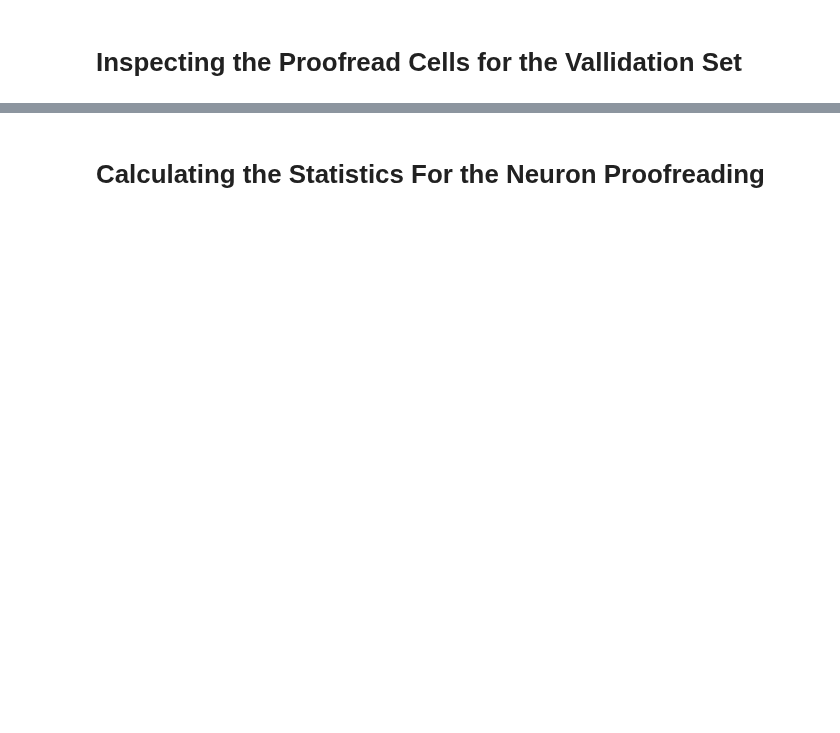
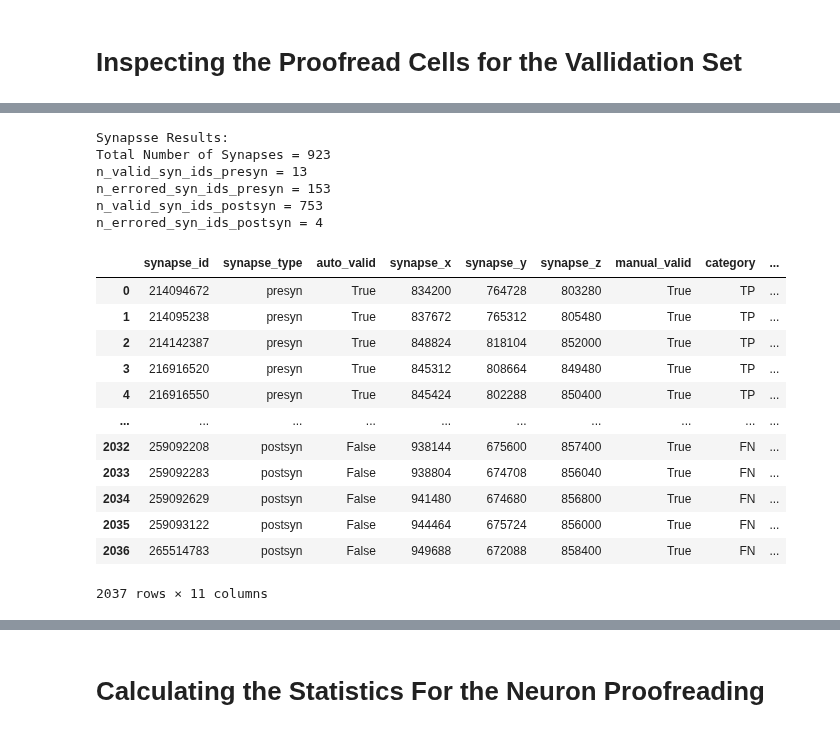
Before and after one commit to celiibrendan/neuron_mesh_tools, a Jupyter notebook: Auto_Proofreading/Validation_Testing/Allen_Proofread_Validation/Manually_Proofread_Cells_vp4.ipynb, the cells around one changed output, grey strips where cells are left out. Drawn from its saved outputs; the diff is of its cells as text; code cells hidden in the pictures; blank space fills up the shorter version.

```diff
--- a/Auto_Proofreading/Validation_Testing/Allen_Proofread_Validation/Manually_Proofread_Cells_vp4.ipynb
+++ b/Auto_Proofreading/Validation_Testing/Allen_Proofread_Validation/Manually_Proofread_Cells_vp4.ipynb
@@ -84,0 +116,23 @@ du.plot_proofread_neuron(segment_id=segment_id,
+# %%
+df = vu.synapse_validation_df_single_neuron(segment_id,include_extension_synapse=True)
+df
+# %% [output]
+Synapsse Results:
+Total Number of Synapses = 923
+n_valid_syn_ids_presyn = 13
+n_errored_syn_ids_presyn = 153
+n_valid_syn_ids_postsyn = 753
+n_errored_syn_ids_postsyn = 4
+|  | synapse_id | synapse_type | auto_valid | synapse_x | synapse_y | synapse_z | manual_valid | category | ... |
+| 0 | 214094672 | presyn | True | 834200 | 764728 | 803280 | True | TP | ... |
+| 1 | 214095238 | presyn | True | 837672 | 765312 | 805480 | True | TP | ... |
+| 2 | 214142387 | presyn | True | 848824 | 818104 | 852000 | True | TP | ... |
+| 3 | 216916520 | presyn | True | 845312 | 808664 | 849480 | True | TP | ... |
+| 4 | 216916550 | presyn | True | 845424 | 802288 | 850400 | True | TP | ... |
+| ... | ... | ... | ... | ... | ... | ... | ... | ... | ... |
+| 2032 | 259092208 | postsyn | False | 938144 | 675600 | 857400 | True | FN | ... |
+| 2033 | 259092283 | postsyn | False | 938804 | 674708 | 856040 | True | FN | ... |
+| 2034 | 259092629 | postsyn | False | 941480 | 674680 | 856800 | True | FN | ... |
+| 2035 | 259093122 | postsyn | False | 944464 | 675724 | 856000 | True | FN | ... |
+| 2036 | 265514783 | postsyn | False | 949688 | 672088 | 858400 | True | FN | ... |
+2037 rows × 11 columns
```
Also changed, not shown: parts of 9 cells of this notebook, 4 other files.
